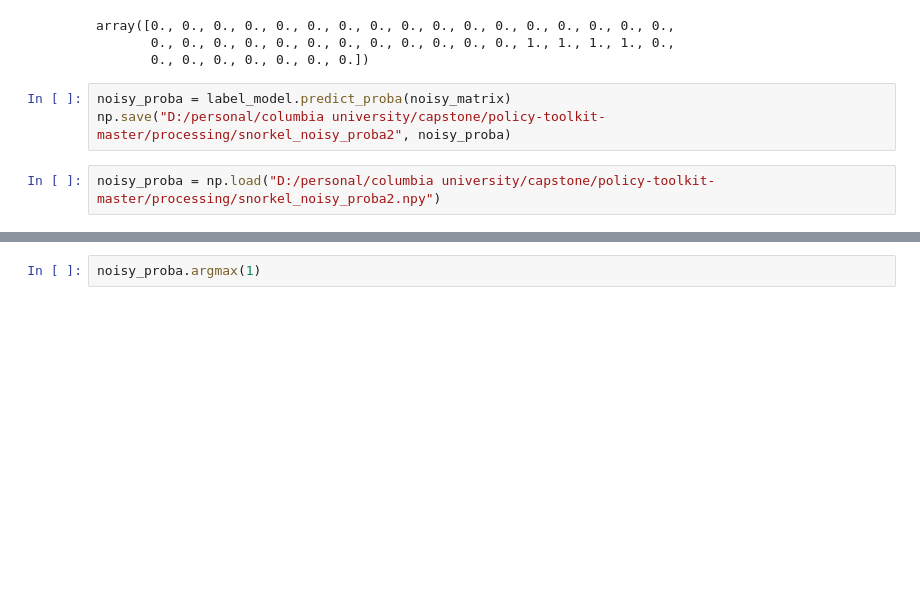
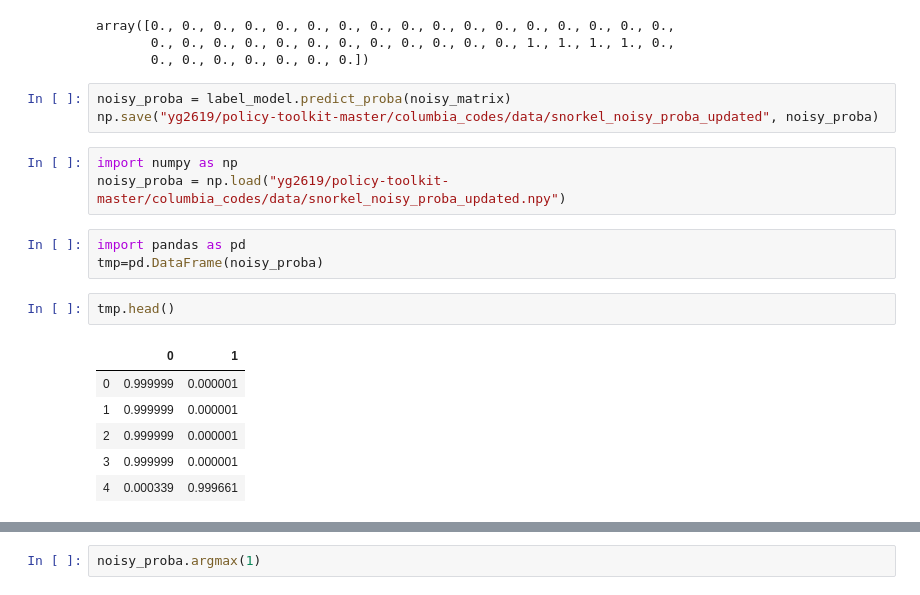
Before and after one commit to wri/policy-toolkit, a Jupyter notebook: columbia_codes/snorkel/snorkel_third version_binary.ipynb, the cells around one changed output, grey strips where cells are left out. Saved outputs shown, nothing was run; the diff lists cells and outputs as text; blank space fills up the shorter version.

```diff
--- a/columbia_codes/snorkel/snorkel_third version_binary.ipynb
+++ b/columbia_codes/snorkel/snorkel_third version_binary.ipynb
@@ -536,6 +540,19 @@ array([0., 0., 0., 0., 0., 0., 0., 0., 0., 0., 0., 0., 0., 0., 0., 0., 0.,
        0., 0., 0., 0., 0., 0., 0.])
 # %%
 noisy_proba = label_model.predict_proba(noisy_matrix)
-np.save("D:/personal/columbia university/capstone/policy-toolkit-master/processing/snorkel_noisy_proba2", noisy_proba)
+np.save("yg2619/policy-toolkit-master/columbia_codes/data/snorkel_noisy_proba_updated", noisy_proba)
-# %%
-noisy_proba = np.load("D:/personal/columbia university/capstone/policy-toolkit-master/processing/snorkel_noisy_proba2.npy")
+# %%
+import numpy as np
+noisy_proba = np.load("yg2619/policy-toolkit-master/columbia_codes/data/snorkel_noisy_proba_updated.npy")
+# %%
+import pandas as pd
+tmp=pd.DataFrame(noisy_proba)
+# %%
+tmp.head()
+# %% [output]
+|  | 0 | 1 |
+| 0 | 0.999999 | 0.000001 |
+| 1 | 0.999999 | 0.000001 |
+| 2 | 0.999999 | 0.000001 |
+| 3 | 0.999999 | 0.000001 |
+| 4 | 0.000339 | 0.999661 |
```
Also changed, not shown: parts of 8 cells of this notebook, 18 other files.
